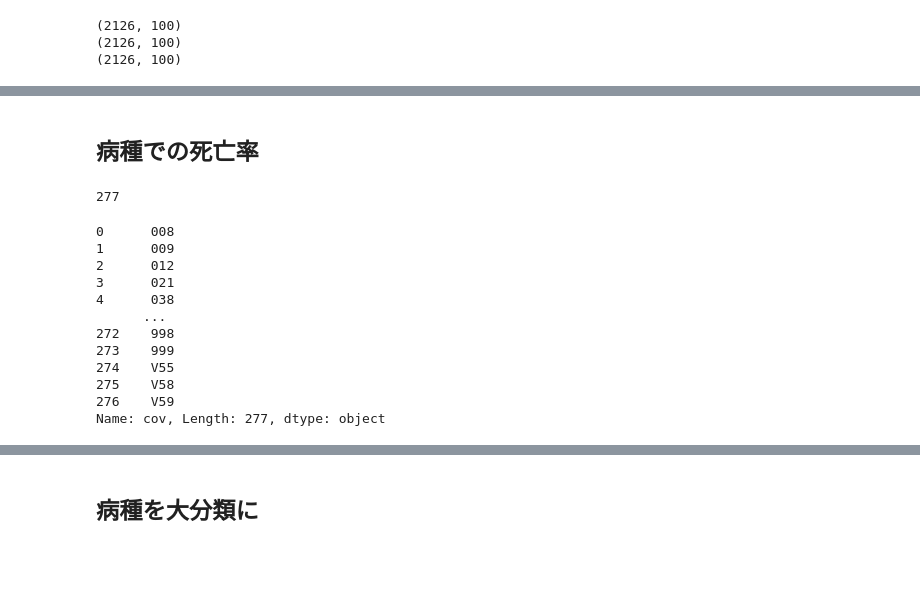
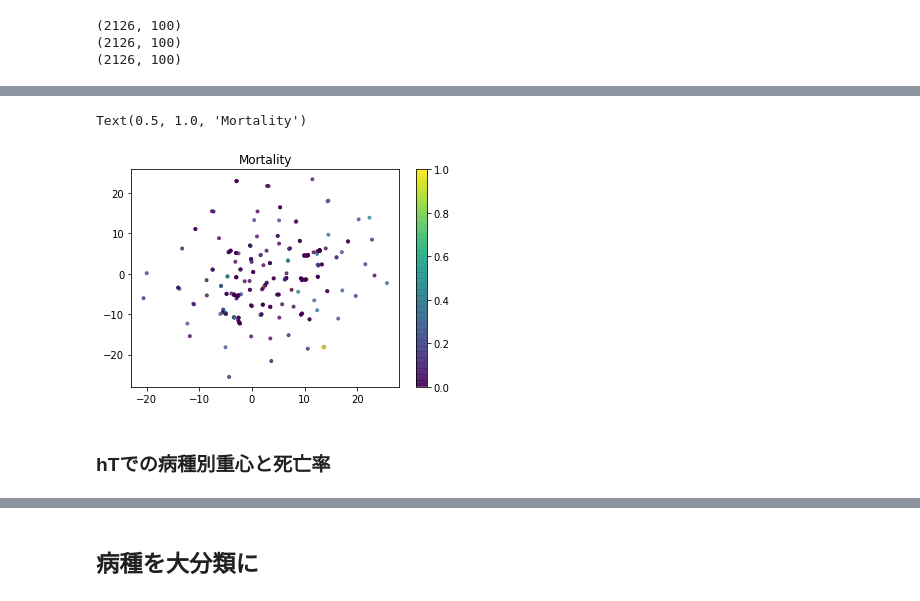
Before and after one commit to keytsuda/Continuous-Monitoring-of-Vital, a Jupyter notebook: GRUODEBayse/latent_variables_eval.ipynb, the cells around one changed output, grey strips where cells are left out. Saved outputs shown, nothing was run; the diff lists cells and outputs as text; code cells hidden in the pictures; blank space fills up the shorter version.

```diff
--- a/GRUODEBayse/latent_variables_eval.ipynb
+++ b/GRUODEBayse/latent_variables_eval.ipynb
@@ -370,0 +328,4 @@ hT_2dim=umap_obj.fit_transform(hT)
+# %%
+df_0=pd.DataFrame([cov,y,h0_2dim[:,0],h0_2dim[:,1]]).T
+df_0.columns=["cov","y","h0_x","h0_y"]
+df_0.head()
@@ -371,22 +339,14 @@ hT_2dim=umap_obj.fit_transform(hT)
+# %%
+df_0["y"]=df_0["y"].astype(float)
+df_0["h0_x"]=df_0["h0_x"].astype(float)
+df_0["h0_y"]=df_0["h0_y"].astype(float)
+h0_stat=df_0.groupby("cov").mean()
+# %%
+plt.scatter(h0_stat["h0_x"],h0_stat["h0_y"],c=h0_stat["y"],alpha=0.7,marker=".")
+plt.colorbar()
+plt.title("Mortality")
+# %% [output]
+Text(0.5, 1.0, 'Mortality')
+[figure, added]
 # %% [markdown]
-## 病種での死亡率
+### hTでの病種別重心と死亡率
-# %%
-h0_2dim_df=pd.DataFrame(h0_2dim)
-len(h0_2dim_df)
-# %% [output]
-277
-# %%
-h0_df_agg.iloc[: ,0]
-# %% [output]
-0      008
-1      009
-2      012
-3      021
-4      038
-      ...
-272    998
-273    999
-274    V55
-275    V58
-276    V59
-Name: cov, Length: 277, dtype: object
```
Also changed, not shown: parts of 88 cells of this notebook, 1 other file.
